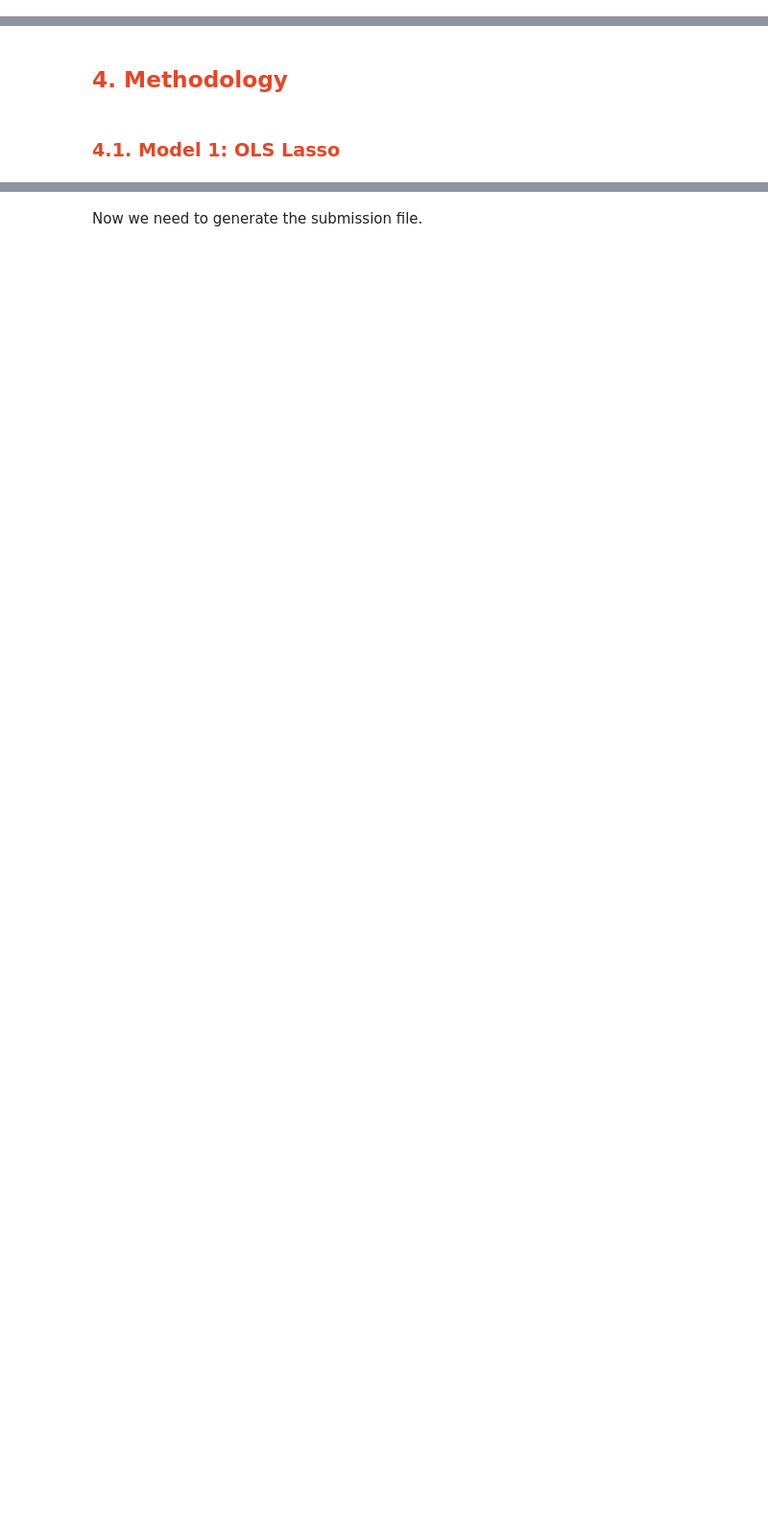
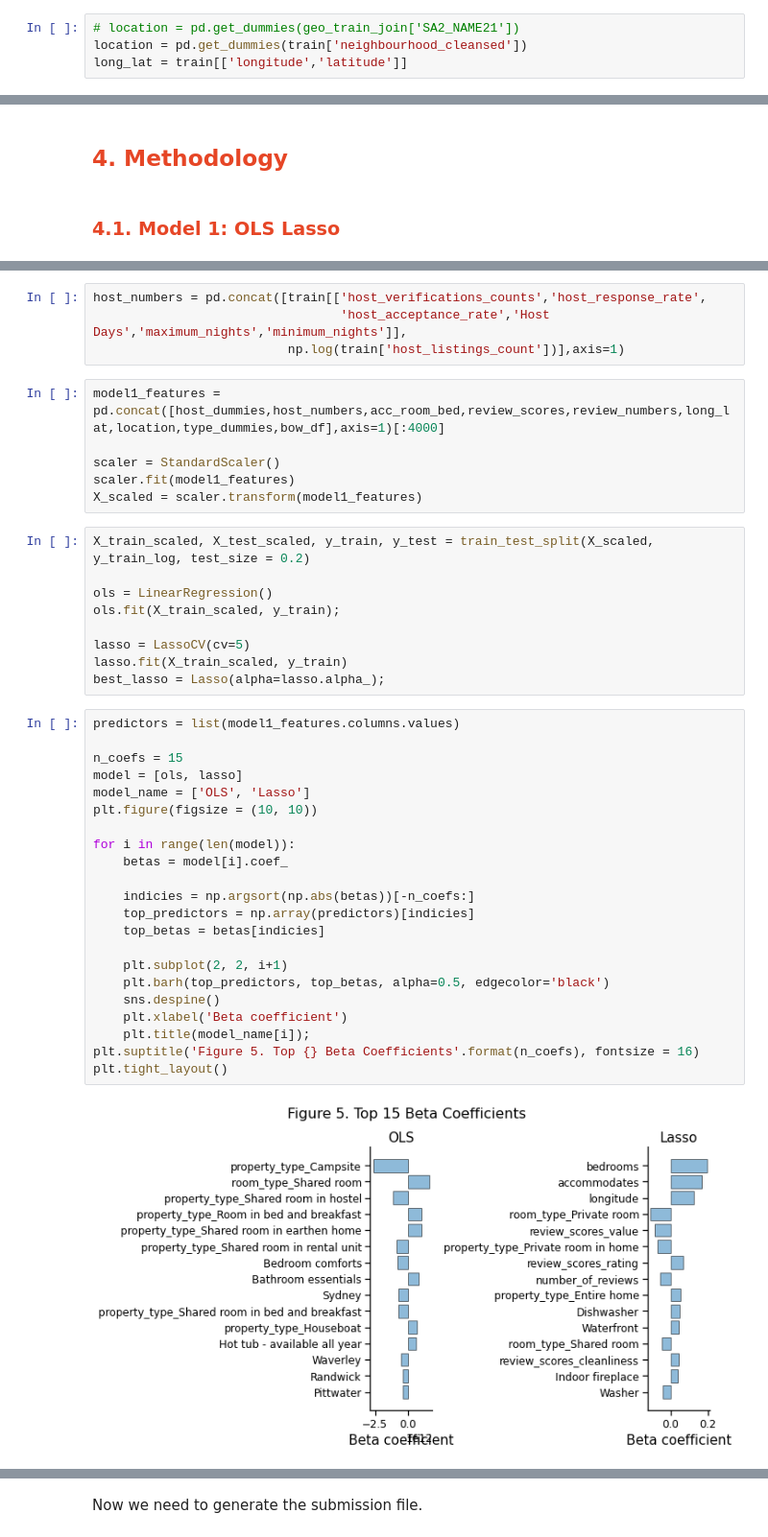
Before and after one commit to Jamielimingzhe/QBUS6810, a Jupyter notebook: QBUS6810_Group18_Notebook.ipynb, the cells around one changed output, grey strips where cells are left out. Shown: that part at 96% size. Cells and saved outputs as stored; diff of their text form; blank space fills up the shorter version.

```diff
--- a/QBUS6810_Group18_Notebook.ipynb
+++ b/QBUS6810_Group18_Notebook.ipynb
@@ -156,3 +258,7 @@ long_lat = train[['longitude','latitude']]
+# %%
+# location = pd.get_dummies(geo_train_join['SA2_NAME21'])
+location = pd.get_dummies(train['neighbourhood_cleansed'])
+long_lat = train[['longitude','latitude']]
 # %%
 geo_plot_df = pd.DataFrame(geo_train_join[:4000].groupby('SA2_NAME21').mean()['price'])
 geo_plot_df['median'] = geo_train_join[:4000].groupby('SA2_NAME21').median()['price']
@@ -220,0 +307,43 @@ pd.Series(result).hist()
+# %%
+host_numbers = pd.concat([train[['host_verifications_counts','host_response_rate',
+                                 'host_acceptance_rate','Host Days','maximum_nights','minimum_nights']],
+                          np.log(train['host_listings_count'])],axis=1)
+# %%
+model1_features = pd.concat([host_dummies,host_numbers,acc_room_bed,review_scores,review_numbers,long_lat,location,type_dummies,bow_df],axis=1)[:4000]
+
+scaler = StandardScaler()
+scaler.fit(model1_features)
+X_scaled = scaler.transform(model1_features)
+# %%
+X_train_scaled, X_test_scaled, y_train, y_test = train_test_split(X_scaled, y_train_log, test_size = 0.2)
+
+ols = LinearRegression()
+ols.fit(X_train_scaled, y_train);
+
+lasso = LassoCV(cv=5)
+lasso.fit(X_train_scaled, y_train)
+best_lasso = Lasso(alpha=lasso.alpha_);
+# %%
+predictors = list(model1_features.columns.values)
+
+n_coefs = 15
+model = [ols, lasso]
+model_name = ['OLS', 'Lasso']
+plt.figure(figsize = (10, 10))
+
+for i in range(len(model)):
+    betas = model[i].coef_
+
+    indicies = np.argsort(np.abs(betas))[-n_coefs:]
+    top_predictors = np.array(predictors)[indicies]
+    top_betas = betas[indicies]
+
+    plt.subplot(2, 2, i+1)
+    plt.barh(top_predictors, top_betas, alpha=0.5, edgecolor='black')
+    sns.despine()
+    plt.xlabel('Beta coefficient')
+    plt.title(model_name[i]);
+plt.suptitle('Figure 5. Top {} Beta Coefficients'.format(n_coefs), fontsize = 16)
+plt.tight_layout()
+# %% [output]
+[figure, added]
```
Also changed, not shown: parts of 26 cells of this notebook.
